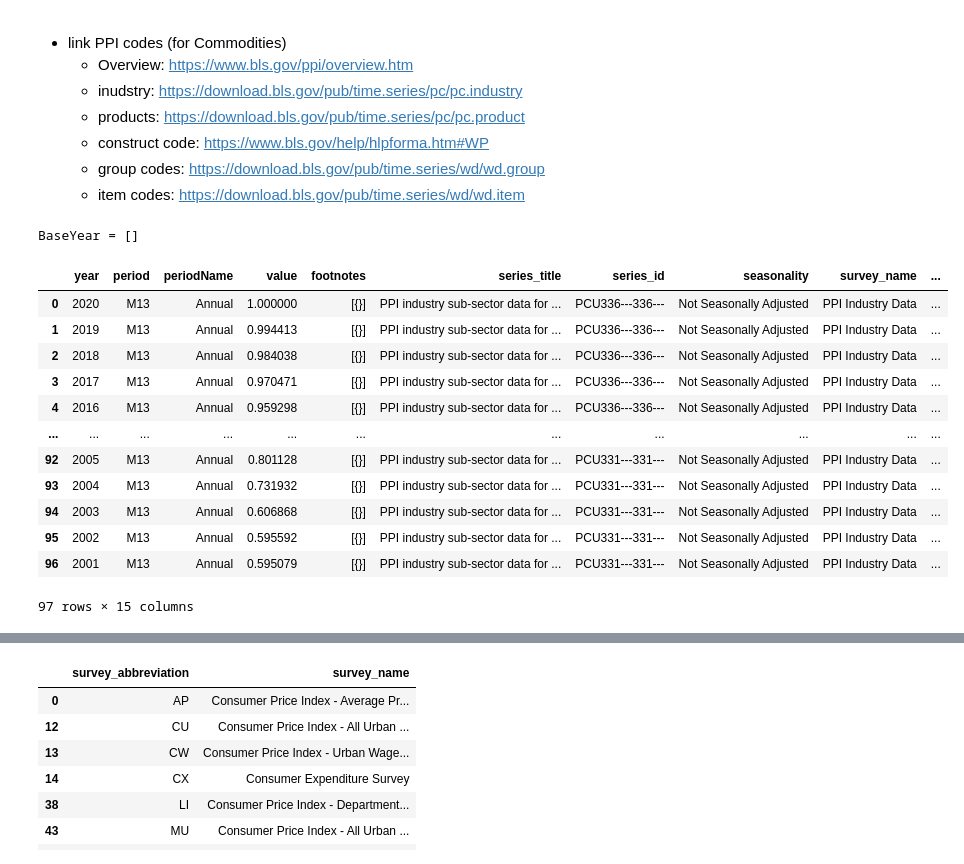
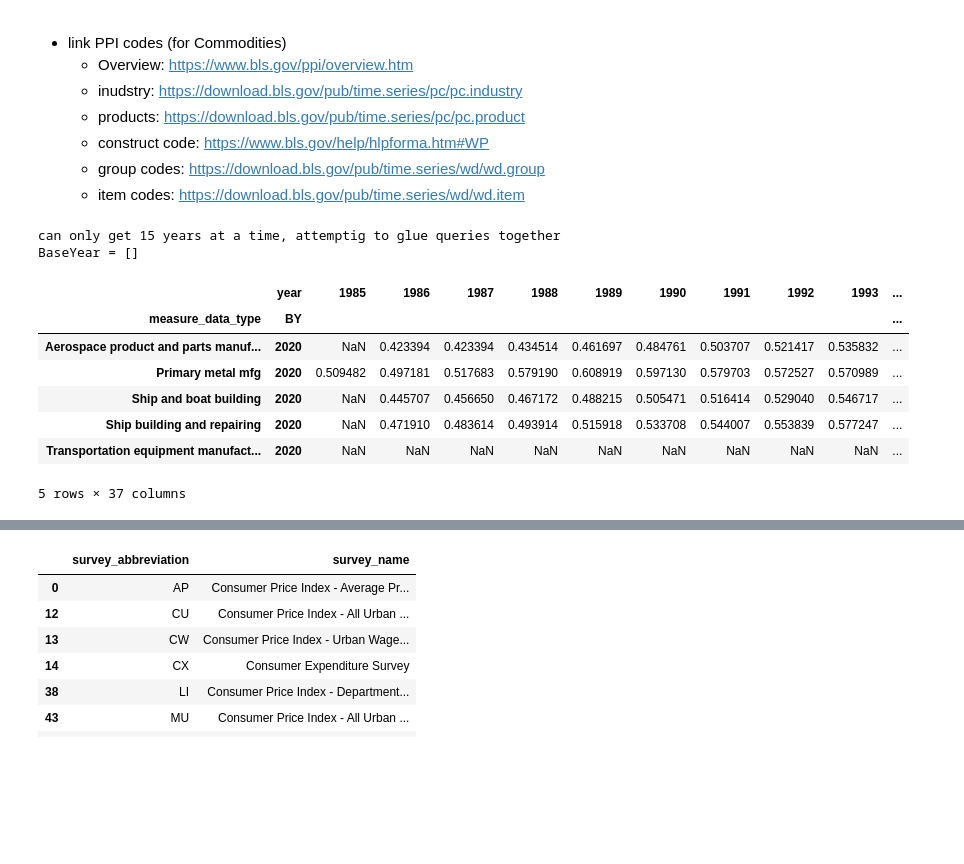
Before and after one commit to frankij11/PyCostTools, a Jupyter notebook: nb/Inflation.ipynb, the cells around one changed output, grey strips where cells are left out. Cells and saved outputs as stored; diff of their text form; code cells hidden in the pictures; blank space fills up the shorter version.

```diff
--- a/nb/Inflation.ipynb
+++ b/nb/Inflation.ipynb
@@ -21,6 +21,7 @@ pd.options.plotting.backend="plotly"
     # group codes: https://download.bls.gov/pub/time.series/wd/wd.group
     # item codes: https://download.bls.gov/pub/time.series/wd/wd.item
 key = 'f735c845833c4374b10b252cecc0d1da'
+cpi  = "APU000070111"
 bls_ids_commodity = ["WPU14","WPU142","WPU141","WPU14210206","WPU142104" ]
 bls_ids = ["PCU336---336---","PCU3364--3364--","PCU3366--3366--", "PCU336611336611", "PCU331---331---" ]
 def bls_formatted_data(seriesid=bls_ids,startyear=2011, endyear=2014, key=key):
@@ -55,13 +56,25 @@ def bls_format(data):
         x=pd.DataFrame(series['data']).assign(**meta)
         df = df.append(x)
     return df
-def get_bls(seriesid=bls_ids,startyear=2001, endyear=2021, key=key, annual=True, BY = 2020):
-    data= bls_search(seriesid=seriesid,startyear=startyear, endyear=endyear, key=key)
-    df = bls_format(data)
+def get_bls(seriesid=bls_ids,startyear=1980, endyear=2022, key=key, annual=True, BY = 2020):
+    if endyear -startyear >15:
+        print("can only get 15 years at a time, attemptig to glue queries together")
+        i = 0
+        tmp = pd.DataFrame()
+        while startyear + (i * 15) < endyear:
+            tmp_data = bls_search(seriesid=seriesid,startyear=startyear +(i*15) , endyear=min(endyear, startyear +(i*15) +15) , key=key)
+            tmp = tmp.append(bls_format(tmp_data))
+            i=i+1
+        #print (tmp.year.unique())
+        df = tmp
+
+    else:
+        data= bls_search(seriesid=seriesid,startyear=startyear, endyear=endyear, key=key)
+        df = bls_format(data)
     if annual:
         df = df.query('periodName == "Annual"').assign(BY = BY)
         by_vals = df.query(f"year =='{BY}'")[['series_id', 'value']].assign(BY_VALUE = lambda x: x.value).drop('value', axis=1)
-        df =df.merge(by_vals, on='series_id', how='left').assign(value = lambda x: x.value.map(float) / x.BY_VALUE.map(float))
+        df =df.merge(by_vals, on='series_id', how='left').assign(BY_VALUE = lambda x: x.value.map(float) / x.BY_VALUE.map(float)).reset_index()#.drop_duplicates([['series_id', 'year']])
 
     else:
         df = df.query('periodName != "Annual"')
@@ -69,27 +82,22 @@ def get_bls(seriesid=bls_ids,startyear=2001, endyear=2021, key=key, annual=True,
 # %%
 data = bls_search()
 data
 vals = bls_format(data).query('periodName =="Annual"')
 vals
 
-bls = get_bls(annual=True)
-print("BaseYear =", bls.query("value ==100").year.unique())
-bls
-#bls.pivot_table(index=['measure_data_type'], columns=['year'])
+bls = get_bls(annual=True, BY=2020)
+print("BaseYear =", bls.query("value =='100'").year.unique())
+bls.pivot_table(values = 'BY_VALUE', index=['measure_data_type', "BY"], columns=['year'])
 #vals.apply(lambda x: x / vals['2020'], axis=1)
 # %% [output]
+can only get 15 years at a time, attemptig to glue queries together
 BaseYear = []
-|  | year | period | periodName | value | footnotes | series_title | series_id | seasonality | survey_name | ... |
-| 0 | 2020 | M13 | Annual | 1.000000 | [{}] | PPI industry sub-sector data for ... | PCU336---336--- | Not Seasonally Adjusted | PPI Industry Data | ... |
-| 1 | 2019 | M13 | Annual | 0.994413 | [{}] | PPI industry sub-sector data for ... | PCU336---336--- | Not Seasonally Adjusted | PPI Industry Data | ... |
-| 2 | 2018 | M13 | Annual | 0.984038 | [{}] | PPI industry sub-sector data for ... | PCU336---336--- | Not Seasonally Adjusted | PPI Industry Data | ... |
-| 3 | 2017 | M13 | Annual | 0.970471 | [{}] | PPI industry sub-sector data for ... | PCU336---336--- | Not Seasonally Adjusted | PPI Industry Data | ... |
-| 4 | 2016 | M13 | Annual | 0.959298 | [{}] | PPI industry sub-sector data for ... | PCU336---336--- | Not Seasonally Adjusted | PPI Industry Data | ... |
-| ... | ... | ... | ... | ... | ... | ... | ... | ... | ... | ... |
-| 92 | 2005 | M13 | Annual | 0.801128 | [{}] | PPI industry sub-sector data for ... | PCU331---331--- | Not Seasonally Adjusted | PPI Industry Data | ... |
-| 93 | 2004 | M13 | Annual | 0.731932 | [{}] | PPI industry sub-sector data for ... | PCU331---331--- | Not Seasonally Adjusted | PPI Industry Data | ... |
-| 94 | 2003 | M13 | Annual | 0.606868 | [{}] | PPI industry sub-sector data for ... | PCU331---331--- | Not Seasonally Adjusted | PPI Industry Data | ... |
-| 95 | 2002 | M13 | Annual | 0.595592 | [{}] | PPI industry sub-sector data for ... | PCU331---331--- | Not Seasonally Adjusted | PPI Industry Data | ... |
-| 96 | 2001 | M13 | Annual | 0.595079 | [{}] | PPI industry sub-sector data for ... | PCU331---331--- | Not Seasonally Adjusted | PPI Industry Data | ... |
+|  | year | 1985 | 1986 | 1987 | 1988 | 1989 | 1990 | 1991 | 1992 | 1993 | ... |
+| measure_data_type | BY |  |  |  |  |  |  |  |  |  | ... |
+| Aerospace product and parts manuf... | 2020 | NaN | 0.423394 | 0.423394 | 0.434514 | 0.461697 | 0.484761 | 0.503707 | 0.521417 | 0.535832 | ... |
+| Primary metal mfg | 2020 | 0.509482 | 0.497181 | 0.517683 | 0.579190 | 0.608919 | 0.597130 | 0.579703 | 0.572527 | 0.570989 | ... |
+| Ship and boat building | 2020 | NaN | 0.445707 | 0.456650 | 0.467172 | 0.488215 | 0.505471 | 0.516414 | 0.529040 | 0.546717 | ... |
+| Ship building and repairing | 2020 | NaN | 0.471910 | 0.483614 | 0.493914 | 0.515918 | 0.533708 | 0.544007 | 0.553839 | 0.577247 | ... |
+| Transportation equipment manufact... | 2020 | NaN | NaN | NaN | NaN | NaN | NaN | NaN | NaN | NaN | ... |
-97 rows × 15 columns
+5 rows × 37 columns
 # %%
```
Also changed, not shown: parts of 1 cell of this notebook.
